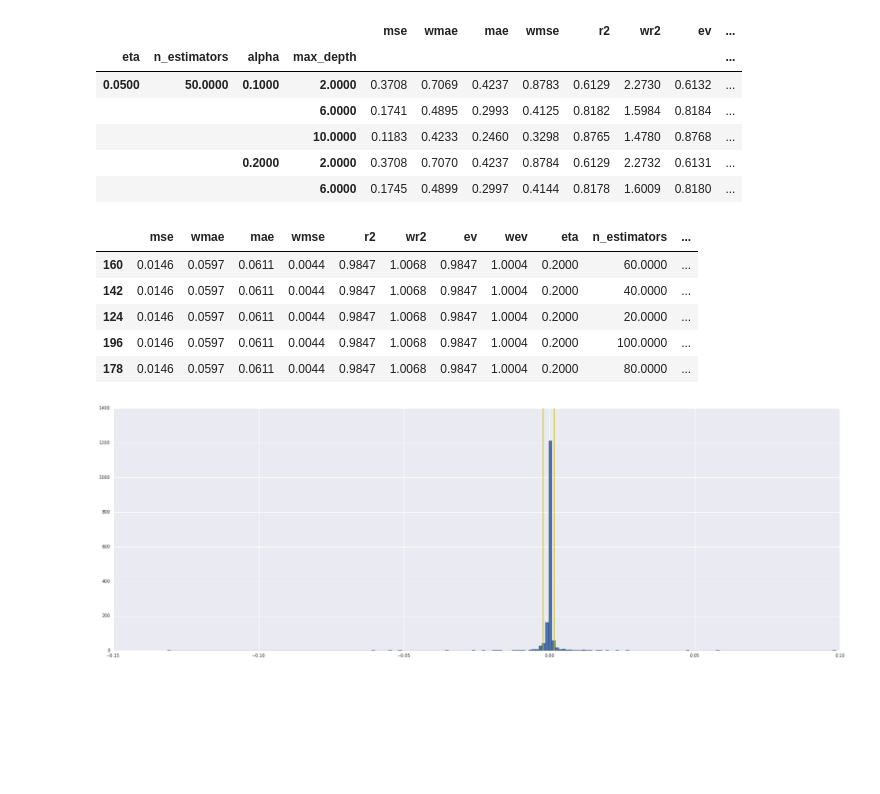
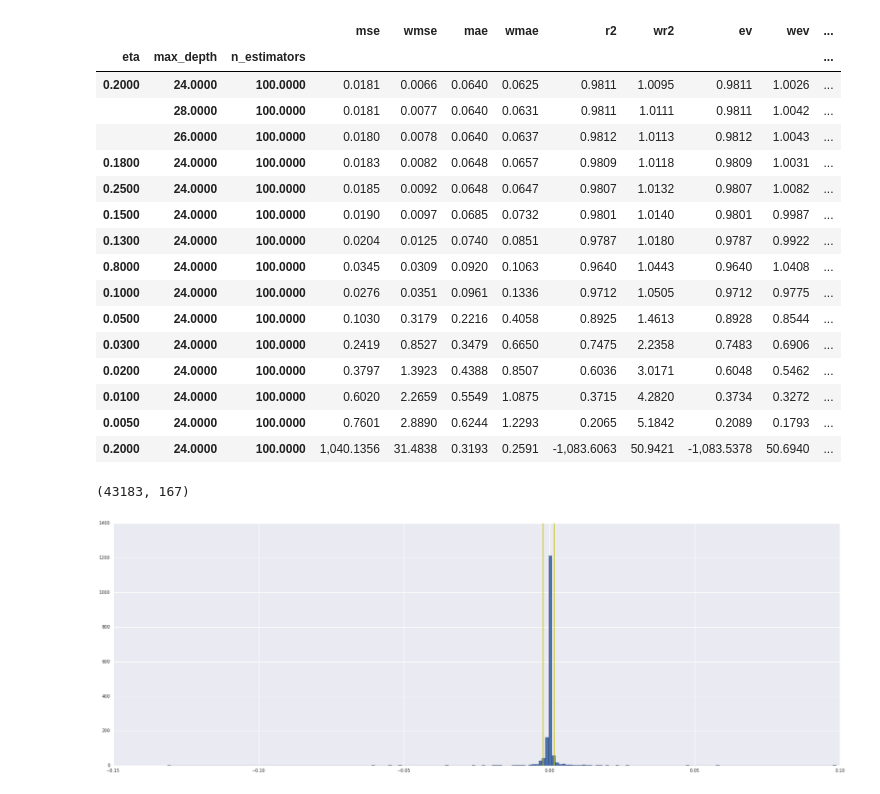
Before and after one commit to feliuserra/Luminosity, a Jupyter notebook: notebooks/model-linear_regression_xgboost.ipynb, the cells around one changed output. Cells and saved outputs as stored; diff of their text form; code cells hidden in the pictures; blank space fills up the shorter version.

```diff
--- a/notebooks/model-linear_regression_xgboost.ipynb
+++ b/notebooks/model-linear_regression_xgboost.ipynb
@@ -150,7 +142,7 @@ Wall time: 2.36 s
 targets = data[['2013_mean_luminosity_return']].fillna(0)
 features = data.drop(['2013_mean_luminosity_return'], axis=1)
 # %%
-def cross_validate(features, targets, params, n_splits=3):
+def cross_validate(features, targets, params, n_splits=2):
     k_fold = KFold(n_splits=n_splits, shuffle=True, random_state=23)
     param_names = list(params.keys())
     result = pd.DataFrame(columns=['mse','wmse','mae','wmae','r2','wr2','ev','wev'] + param_names)
@@ -158,9 +150,6 @@ def cross_validate(features, targets, params, n_splits=3):
         train_data = xgb.DMatrix(data=features.iloc[train].values,
                                  label=targets.iloc[train].values,
                                  feature_names=features.columns)
-        test_data = xgb.DMatrix(data=features.iloc[test].values,
-                                label=targets.iloc[test].values,
-                                feature_names=features.columns)
         linear_tree_booster = xgb.train(
             params={
                 'booster': 'gbtree',
@@ -171,51 +160,53 @@ def cross_validate(features, targets, params, n_splits=3):
             num_boost_round=25
         )
         pred = np.nan_to_num(linear_tree_booster.predict(test_data))
         result = result.append(pd.DataFrame({
             'mse': mean_squared_error(test_data.get_label(), pred),
             'wmse': mean_squared_error(test_data.get_label(), pred, sample_weight=test_data.get_label()),
             'mae': mean_absolute_error(test_data.get_label(), pred),
             'wmae': mean_absolute_error(test_data.get_label(), pred, sample_weight=test_data.get_label()),
             'r2': r2_score(test_data.get_label(), pred),
             'wr2': r2_score(test_data.get_label(), pred, sample_weight=test_data.get_label()),
             'ev': explained_variance_score(test_data.get_label(), pred),
             'wev': explained_variance_score(test_data.get_label(), pred, sample_weight=test_data.get_label()),
             **params
         }, index=[str(params)]))
 
     return result.mean()
 
 
 param_grid = {
-    'n_estimators': [20, 40, 60, 80, 100],
-    'eta': [.2, .3, .4],
-    'max_depth': [14, 16, 18, 20, 22, 24],
-    'alpha': [.3, .5, .7]
+    'n_estimators': [100],
+    'eta': [.20],
+    'max_depth': [26],
+#     'alpha': [.3, .5, .7],
+#     'booster': ['gblinear']
 }
 param_list = [dict(zip(param_grid, v)) for v in it.product(*param_grid.values())]
 try:
     cv_results
 except NameError:
     cv_results = pd.DataFrame(columns=['mse','wmse','mae','wmae','r2','wr2','ev','wev'] + list(param_grid.keys()))
 
 for params in param_list:
     cv_results = cv_results.append(cross_validate(features, targets, params), ignore_index=True)
 
-cv_results.groupby(list(param_grid.keys())).mean().head()
+cv_results.groupby(list(param_grid.keys())).mean().sort_values('wmse')
 # %% [output]
-|  |  |  |  | mse | wmae | mae | wmse | r2 | wr2 | ev | ... |
-| eta | n_estimators | alpha | max_depth |  |  |  |  |  |  |  | ... |
-| 0.0500 | 50.0000 | 0.1000 | 2.0000 | 0.3708 | 0.7069 | 0.4237 | 0.8783 | 0.6129 | 2.2730 | 0.6132 | ... |
-|  |  |  | 6.0000 | 0.1741 | 0.4895 | 0.2993 | 0.4125 | 0.8182 | 1.5984 | 0.8184 | ... |
-|  |  |  | 10.0000 | 0.1183 | 0.4233 | 0.2460 | 0.3298 | 0.8765 | 1.4780 | 0.8768 | ... |
-|  |  | 0.2000 | 2.0000 | 0.3708 | 0.7070 | 0.4237 | 0.8784 | 0.6129 | 2.2732 | 0.6131 | ... |
-|  |  |  | 6.0000 | 0.1745 | 0.4899 | 0.2997 | 0.4144 | 0.8178 | 1.6009 | 0.8180 | ... |
+|  |  |  | mse | wmse | mae | wmae | r2 | wr2 | ev | wev | ... |
+| eta | max_depth | n_estimators |  |  |  |  |  |  |  |  | ... |
+| 0.2000 | 24.0000 | 100.0000 | 0.0181 | 0.0066 | 0.0640 | 0.0625 | 0.9811 | 1.0095 | 0.9811 | 1.0026 | ... |
+|  | 28.0000 | 100.0000 | 0.0181 | 0.0077 | 0.0640 | 0.0631 | 0.9811 | 1.0111 | 0.9811 | 1.0042 | ... |
+|  | 26.0000 | 100.0000 | 0.0180 | 0.0078 | 0.0640 | 0.0637 | 0.9812 | 1.0113 | 0.9812 | 1.0043 | ... |
+| 0.1800 | 24.0000 | 100.0000 | 0.0183 | 0.0082 | 0.0648 | 0.0657 | 0.9809 | 1.0118 | 0.9809 | 1.0031 | ... |
+| 0.2500 | 24.0000 | 100.0000 | 0.0185 | 0.0092 | 0.0648 | 0.0647 | 0.9807 | 1.0132 | 0.9807 | 1.0082 | ... |
+| 0.1500 | 24.0000 | 100.0000 | 0.0190 | 0.0097 | 0.0685 | 0.0732 | 0.9801 | 1.0140 | 0.9801 | 0.9987 | ... |
+| 0.1300 | 24.0000 | 100.0000 | 0.0204 | 0.0125 | 0.0740 | 0.0851 | 0.9787 | 1.0180 | 0.9787 | 0.9922 | ... |
+| 0.8000 | 24.0000 | 100.0000 | 0.0345 | 0.0309 | 0.0920 | 0.1063 | 0.9640 | 1.0443 | 0.9640 | 1.0408 | ... |
+| 0.1000 | 24.0000 | 100.0000 | 0.0276 | 0.0351 | 0.0961 | 0.1336 | 0.9712 | 1.0505 | 0.9712 | 0.9775 | ... |
+| 0.0500 | 24.0000 | 100.0000 | 0.1030 | 0.3179 | 0.2216 | 0.4058 | 0.8925 | 1.4613 | 0.8928 | 0.8544 | ... |
+| 0.0300 | 24.0000 | 100.0000 | 0.2419 | 0.8527 | 0.3479 | 0.6650 | 0.7475 | 2.2358 | 0.7483 | 0.6906 | ... |
+| 0.0200 | 24.0000 | 100.0000 | 0.3797 | 1.3923 | 0.4388 | 0.8507 | 0.6036 | 3.0171 | 0.6048 | 0.5462 | ... |
+| 0.0100 | 24.0000 | 100.0000 | 0.6020 | 2.2659 | 0.5549 | 1.0875 | 0.3715 | 4.2820 | 0.3734 | 0.3272 | ... |
+| 0.0050 | 24.0000 | 100.0000 | 0.7601 | 2.8890 | 0.6244 | 1.2293 | 0.2065 | 5.1842 | 0.2089 | 0.1793 | ... |
+| 0.2000 | 24.0000 | 100.0000 | 1,040.1356 | 31.4838 | 0.3193 | 0.2591 | -1,083.6063 | 50.9421 | -1,083.5378 | 50.6940 | ... |
-# %%
-cv_results.groupby('sort_values('wmse').head()
-# %% [output]
-|  | mse | wmae | mae | wmse | r2 | wr2 | ev | wev | eta | n_estimators | ... |
-| 160 | 0.0146 | 0.0597 | 0.0611 | 0.0044 | 0.9847 | 1.0068 | 0.9847 | 1.0004 | 0.2000 | 60.0000 | ... |
-| 142 | 0.0146 | 0.0597 | 0.0611 | 0.0044 | 0.9847 | 1.0068 | 0.9847 | 1.0004 | 0.2000 | 40.0000 | ... |
-| 124 | 0.0146 | 0.0597 | 0.0611 | 0.0044 | 0.9847 | 1.0068 | 0.9847 | 1.0004 | 0.2000 | 20.0000 | ... |
-| 196 | 0.0146 | 0.0597 | 0.0611 | 0.0044 | 0.9847 | 1.0068 | 0.9847 | 1.0004 | 0.2000 | 100.0000 | ... |
-| 178 | 0.0146 | 0.0597 | 0.0611 | 0.0044 | 0.9847 | 1.0068 | 0.9847 | 1.0004 | 0.2000 | 80.0000 | ... |
@@ -222,3 +243,7 @@ cv_results.groupby('sort_values('wmse').head()
+# %%
+features.shape
+# %% [output]
+(43183, 167)
 # %%
 pred = linear_tree_booster.predict(test_data)
 test_ae = test_data.get_label() - pred
```
Also changed, not shown: parts of 6 cells of this notebook.
